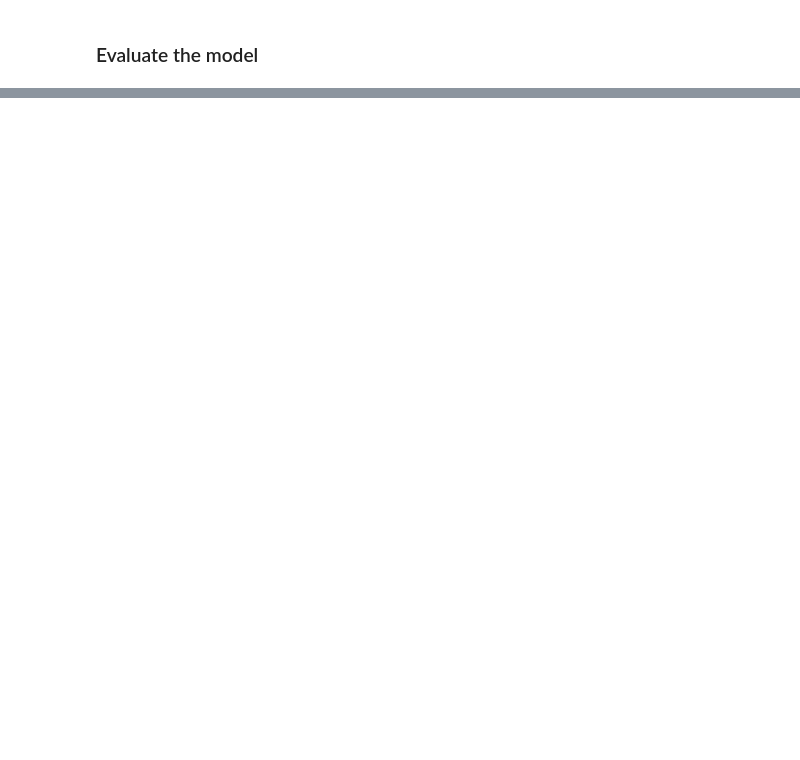
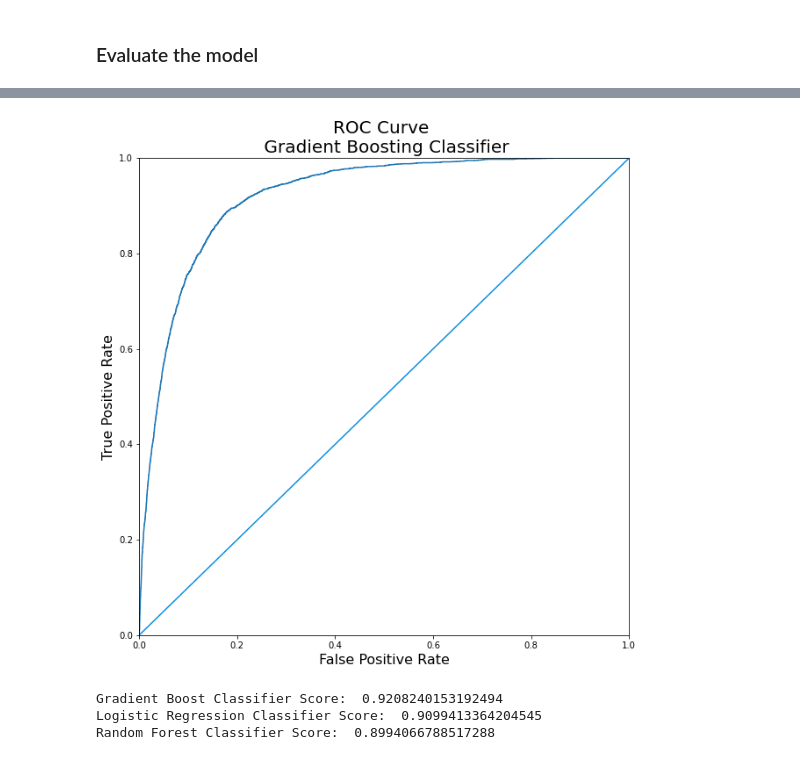
Before and after one commit to rbroyles1/Capstone-2-Bank-Marketing, a Jupyter notebook: Capstone Modeling.ipynb, the cells around one changed output, grey strips where cells are left out. Saved outputs shown, nothing was run; the diff lists cells and outputs as text; code cells hidden in the pictures; blank space fills up the shorter version.

```diff
--- a/Capstone Modeling.ipynb
+++ b/Capstone Modeling.ipynb
@@ -256,0 +465,30 @@ The length of the duration is extremely varied from 0.1 to 81.97 minutes.  A MSE
+# %%
+from sklearn.metrics import roc_curve
+# Gradient boosting classifier
+# Logistic Regression
+# Random Forest
+grd_fpr, grd_tpr, threshold = roc_curve(y_train, y_scores)
+log_fpr, log_tpr, log_threshold = roc_curve(y_train, log_scores)
+rf_fpr, rf_tpr, rf_threshold = roc_curve(y_train, rand_y_scores)
+# %%
+def graph_roc_curve(false_positive_rate, true_positive_rate, label=None):
+    plt.figure(figsize=(10, 10))
+    plt.title("ROC Curve \n Gradient Boosting Classifier", fontsize=20)
+    plt.plot(false_positive_rate, true_positive_rate, label=label)
+    plt.plot([0, 1], [0,1], '#0C8EE0')
+    plt.axis([0, 1, 0, 1])
+    plt.xlabel("False Positive Rate", fontsize=16)
+    plt.ylabel("True Positive Rate", fontsize=16)
+
+graph_roc_curve(grd_fpr, grd_tpr, threshold)
+plt.show()
+# %% [output]
+[figure, added]
+# %%
+print('Gradient Boost Classifier Score: ', roc_auc_score(y_train, y_scores))
+print('Logistic Regression Classifier Score: ', roc_auc_score(y_train, log_scores))
+print('Random Forest Classifier Score: ', roc_auc_score(y_train, rand_y_scores))
+# %% [output]
+Gradient Boost Classifier Score:  0.9208240153192494
+Logistic Regression Classifier Score:  0.9099413364204545
+Random Forest Classifier Score:  0.8994066788517288
```
Also changed, not shown: parts of 79 cells of this notebook.
